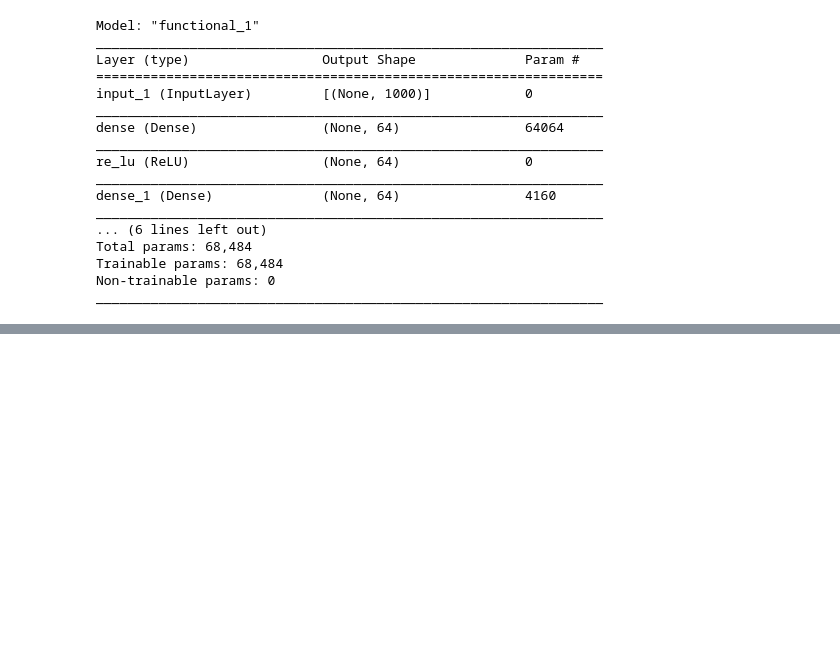
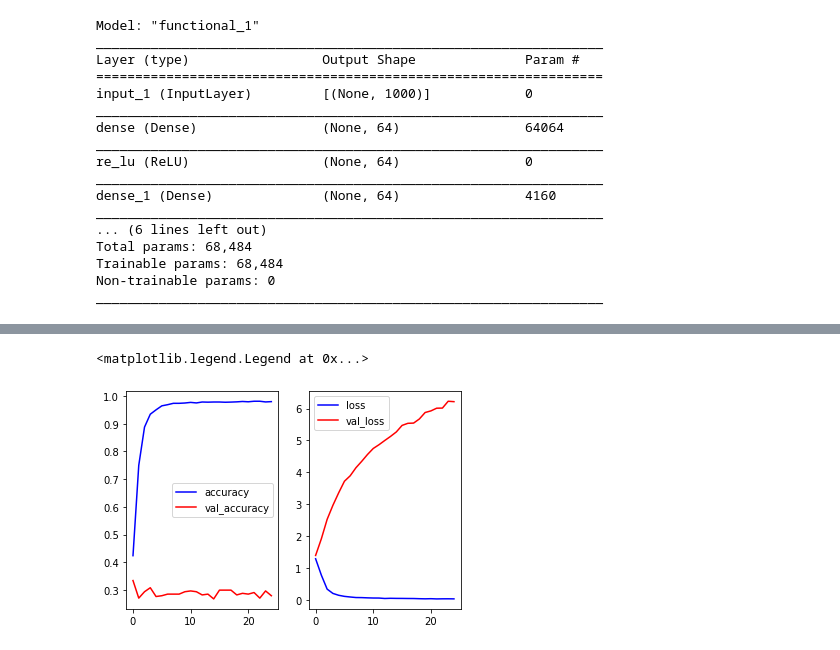
Before and after one commit to tara-thomas/DM2020-Lab2-Homework, a Jupyter notebook: DM2020-Lab2-Homework.ipynb, the cells around one changed output, grey strips where cells are left out. Cells and saved outputs as stored; diff of their text form; code cells hidden in the pictures; blank space fills up the shorter version.

```diff
--- a/DM2020-Lab2-Homework.ipynb
+++ b/DM2020-Lab2-Homework.ipynb
@@ -326,0 +345,17 @@ training_log #ensure data was read from the log file
+# %%
+#plot the training results of the  model
+
+fig, (ax1, ax2) = plt.subplots(1,2)
+
+#accuracy plot
+ax1.plot( 'epoch', 'accuracy', data=training_log, marker='', color='blue')
+ax1.plot( 'epoch', 'val_accuracy', data=training_log, marker='', color='red')
+ax1.legend()
+
+#loss plot
+ax2.plot( 'epoch', 'loss', data=training_log, marker='', color='blue')
+ax2.plot( 'epoch', 'val_loss', data=training_log, marker='', color='red')
+ax2.legend()
+# %% [output]
+<matplotlib.legend.Legend at 0x...>
+[figure, added]
```
Also changed, not shown: parts of 11 cells of this notebook, 2 other files.
